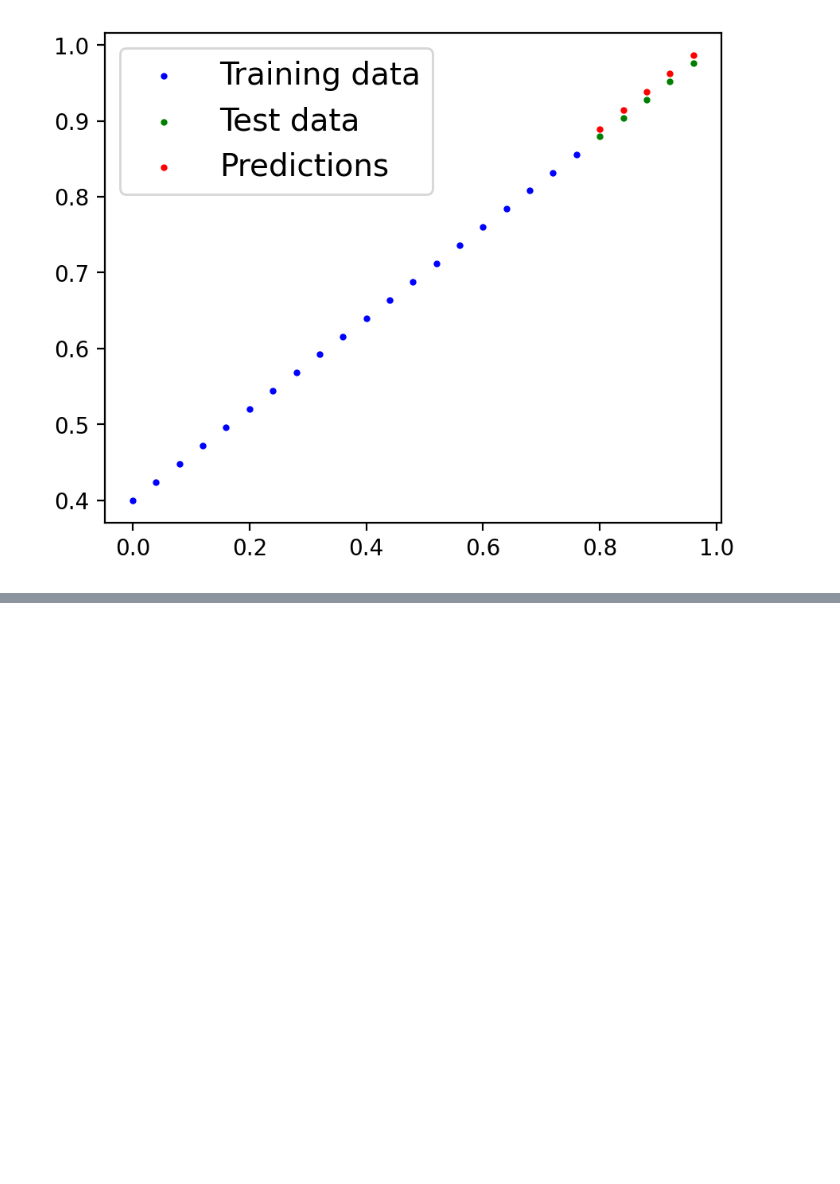
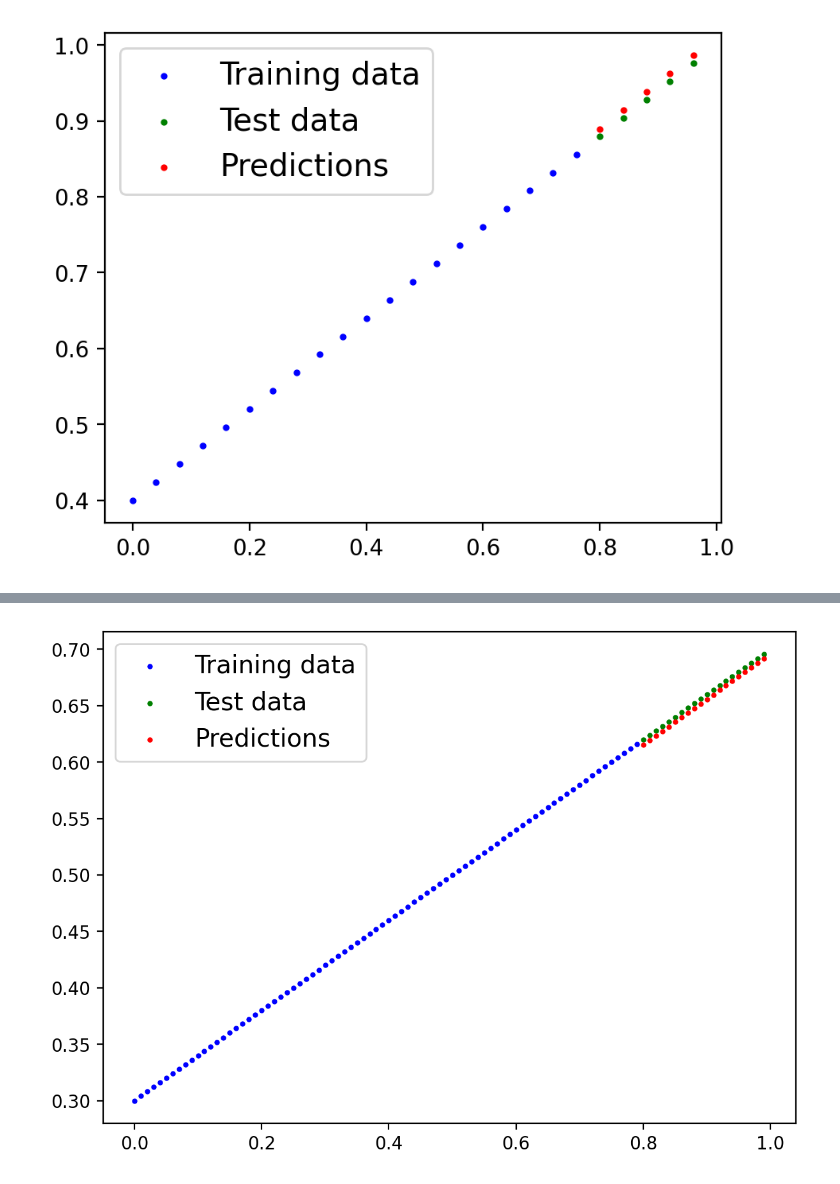
Before and after one commit to Hit07/ML-DL-Torch, a Jupyter notebook: Pytorch_Workflow.ipynb, the cells around one changed output, grey strips where cells are left out. Saved outputs shown, nothing was run; the diff lists cells and outputs as text; code cells hidden in the pictures; blank space fills up the shorter version.

```diff
--- a/Pytorch_Workflow.ipynb
+++ b/Pytorch_Workflow.ipynb
@@ -439,0 +550,7 @@ plot_prediction(train_data=train_X, train_labels=train_y, test_data=test_X, test
+# %%
+with torch.inference_mode():
+    new_predict = model(test_X)
+
+plot_predictions(train_X, train_y, test_X, test_y, predictions=new_predict)
+# %% [output]
+[figure, added]
```
Also changed, not shown: parts of 4 cells of this notebook.
